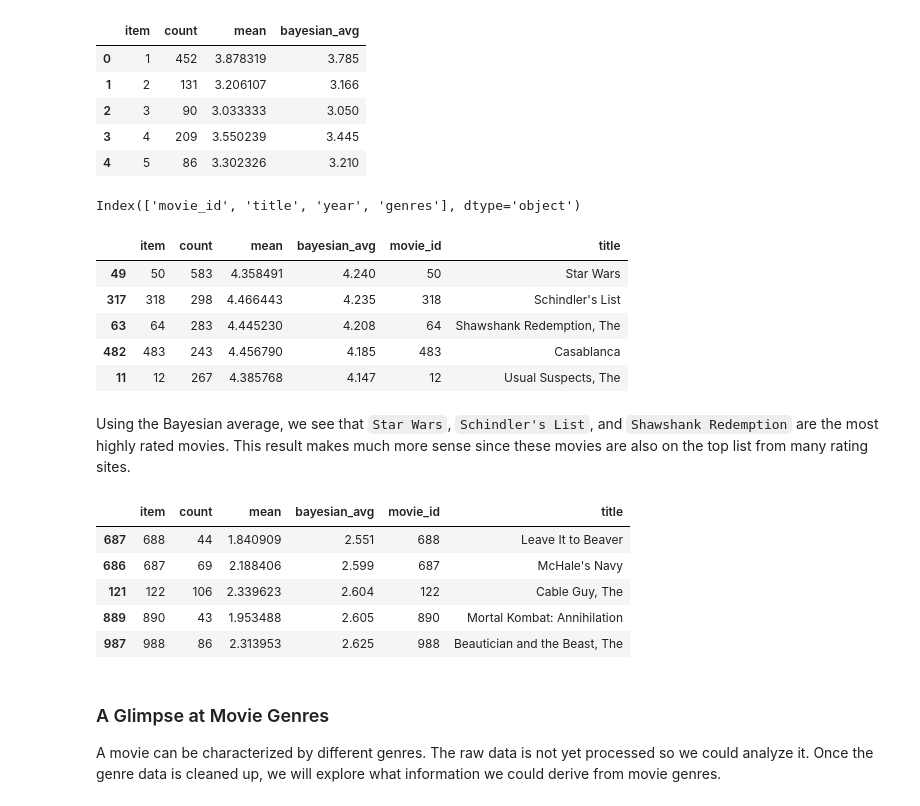
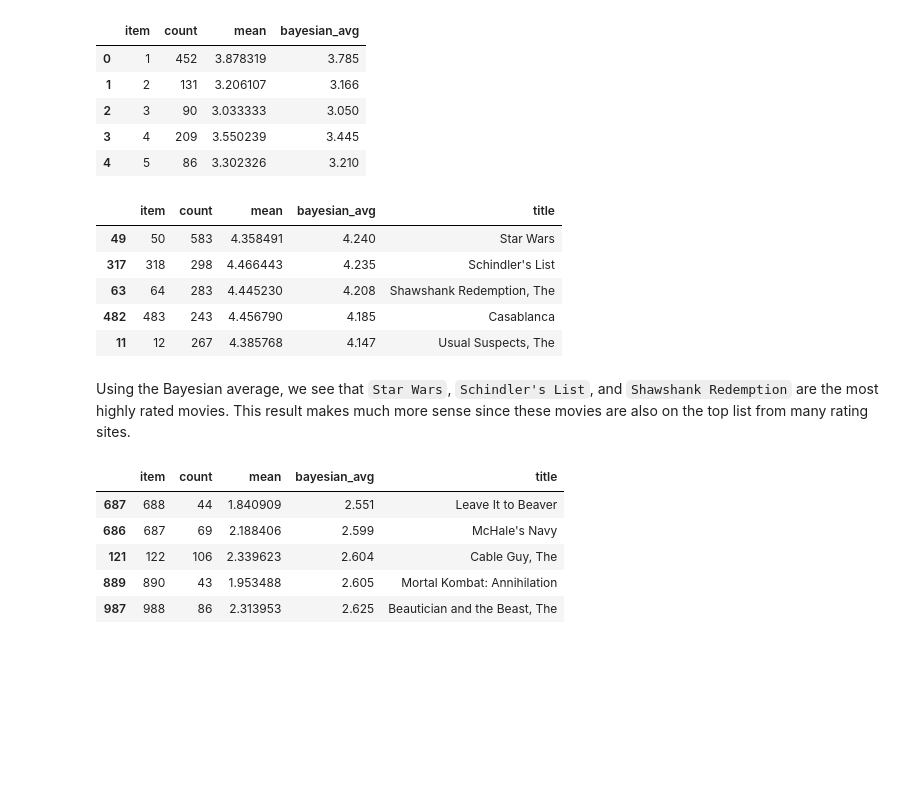
Before and after one commit to PaganMin-11353/dinghui101, a Jupyter notebook: movieLens_EDA.ipynb, the cells around one changed output. Drawn from its saved outputs; the diff is of its cells as text; code cells hidden in the pictures; blank space fills up the shorter version.

```diff
--- a/movieLens_EDA.ipynb
+++ b/movieLens_EDA.ipynb
@@ -59,0 +225,4 @@ Movie Data: 1682
+# %%
+# Merge ratings with user data
+movie_df.rename(columns={'movie_id': 'item'}, inplace=True)
+ratings_with_movies = pd.merge(rating_df, movie_df, on='item', how='left')
@@ -182,32 +452,24 @@ movie_stats.head()
 | 2 | 3 | 90 | 3.033333 | 3.050 |
 | 3 | 4 | 209 | 3.550239 | 3.445 |
 | 4 | 5 | 86 | 3.302326 | 3.210 |
-# %%
-movie_df.columns
-# %% [output]
-Index(['movie_id', 'title', 'year', 'genres'], dtype='object')
 # %%
-movie_stats = movie_stats.merge(movie_df[['movie_id', 'title']], left_on='item', right_on='movie_id')
+movie_stats = movie_stats.merge(movie_df[['item', 'title']], left_on='item', right_on='item')
 movie_stats.sort_values('bayesian_avg', ascending=False).head()
 # %% [output]
-|  | item | count | mean | bayesian_avg | movie_id | title |
-| 49 | 50 | 583 | 4.358491 | 4.240 | 50 | Star Wars |
-| 317 | 318 | 298 | 4.466443 | 4.235 | 318 | Schindler's List |
-| 63 | 64 | 283 | 4.445230 | 4.208 | 64 | Shawshank Redemption, The |
-| 482 | 483 | 243 | 4.456790 | 4.185 | 483 | Casablanca |
-| 11 | 12 | 267 | 4.385768 | 4.147 | 12 | Usual Suspects, The |
+|  | item | count | mean | bayesian_avg | title |
+| 49 | 50 | 583 | 4.358491 | 4.240 | Star Wars |
+| 317 | 318 | 298 | 4.466443 | 4.235 | Schindler's List |
+| 63 | 64 | 283 | 4.445230 | 4.208 | Shawshank Redemption, The |
+| 482 | 483 | 243 | 4.456790 | 4.185 | Casablanca |
+| 11 | 12 | 267 | 4.385768 | 4.147 | Usual Suspects, The |
 # %% [markdown]
 Using the Bayesian average, we see that `Star Wars`, `Schindler's List`, and `Shawshank Redemption` are the most highly rated movies. This result makes much more sense since these movies are also on the top list from many rating sites.
 # %%
 movie_stats.sort_values('bayesian_avg', ascending=True).head()
 # %% [output]
-|  | item | count | mean | bayesian_avg | movie_id | title |
-| 687 | 688 | 44 | 1.840909 | 2.551 | 688 | Leave It to Beaver |
-| 686 | 687 | 69 | 2.188406 | 2.599 | 687 | McHale's Navy |
-| 121 | 122 | 106 | 2.339623 | 2.604 | 122 | Cable Guy, The |
-| 889 | 890 | 43 | 1.953488 | 2.605 | 890 | Mortal Kombat: Annihilation |
-| 987 | 988 | 86 | 2.313953 | 2.625 | 988 | Beautician and the Beast, The |
+|  | item | count | mean | bayesian_avg | title |
+| 687 | 688 | 44 | 1.840909 | 2.551 | Leave It to Beaver |
+| 686 | 687 | 69 | 2.188406 | 2.599 | McHale's Navy |
+| 121 | 122 | 106 | 2.339623 | 2.604 | Cable Guy, The |
+| 889 | 890 | 43 | 1.953488 | 2.605 | Mortal Kombat: Annihilation |
+| 987 | 988 | 86 | 2.313953 | 2.625 | Beautician and the Beast, The |
-# %% [markdown]
-### A Glimpse at Movie Genres
-
-A movie can be characterized by different genres. The raw data is not yet processed so we could analyze it. Once the genre data is cleaned up, we will explore what information we could derive from movie genres.
```
Also changed, not shown: parts of 69 cells of this notebook.
